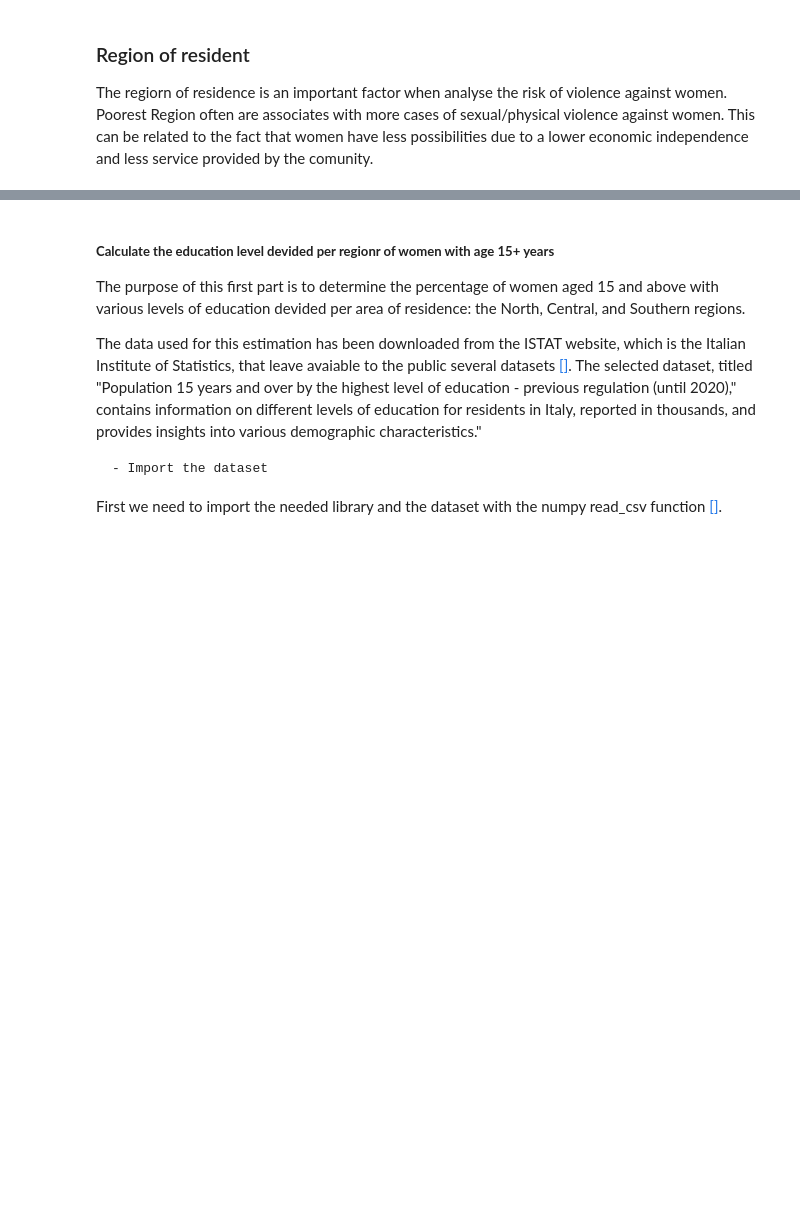
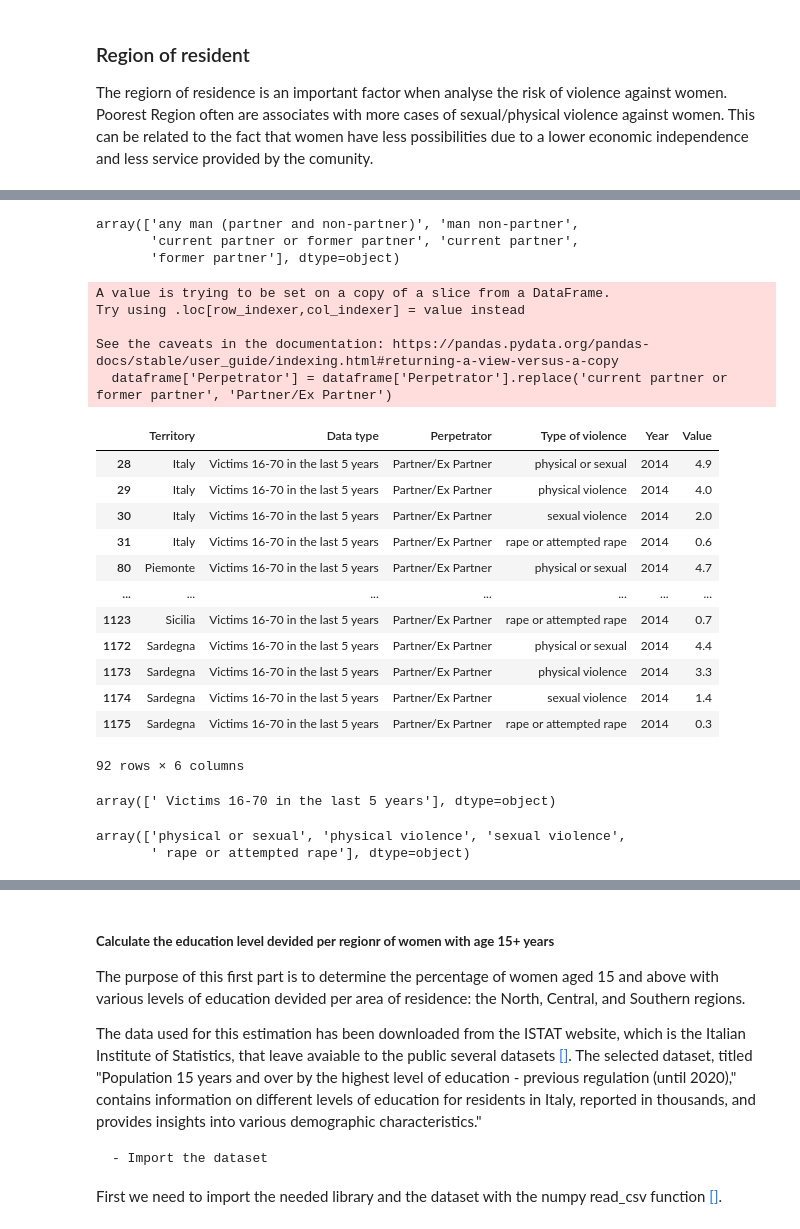
Before and after one commit to Cecilia8989/PfDA_Assignement, a Jupyter notebook: PfDA_Project_1.ipynb, the cells around one changed output, grey strips where cells are left out. Saved outputs shown, nothing was run; the diff lists cells and outputs as text; code cells hidden in the pictures; blank space fills up the shorter version.

```diff
--- a/PfDA_Project_1.ipynb
+++ b/PfDA_Project_1.ipynb
@@ -35,0 +59,47 @@ violence_per_region.rename(
+# %%
+violence_per_region['Perpetrator'].unique()
+# %% [output]
+array(['any man (partner and non-partner)', 'man non-partner',
+       'current partner or former partner', 'current partner',
+       'former partner'], dtype=object)
+# %%
+# function to filter the dataset in the columnc 'Pepetrators' and 'Datatype'
+def filter_and_replace(dataframe):
+    # Filter for rows where 'Perpetrator' is 'current partner or former partner'
+    dataframe = dataframe[dataframe['Perpetrator'] == 'current partner or former partner']
+
+    # Replace 'current partner or former partner' with 'Partner/Ex Partner' in the 'Perpetrator' column
+    dataframe['Perpetrator'] = dataframe['Perpetrator'].replace('current partner or former partner', 'Partner/Ex Partner')
+
+    # Filter for rows where 'Data type' matches a specific condition
+    dataframe = dataframe[dataframe['Data type'] == 'women aged 16-70 years who have suffered violence in the past 5 years (% of ever-partnered women 16-70 years)']
+
+        # Replace 'current partner or former partner' with 'Partner/Ex Partner' in the 'Perpetrator' column
+    dataframe['Data type'] = dataframe['Data type'].replace('women aged 16-70 years who have suffered violence in the past 5 years (% of ever-partnered women 16-70 years)', ' Victims 16-70 in the last 5 years')
+
+    return dataframe
+
+violence_per_region = filter_and_replace(violence_per_region)
+
+# Filter for rows where 'Perpetrator' is 'current partner or former partner'
+#violence_per_region = violence_per_region.loc[violence_per_region['Perpetrator'] == 'current partner or former partner']
+violence_per_region
+# %% [output]
+A value is trying to be set on a copy of a slice from a DataFrame.
+Try using .loc[row_indexer,col_indexer] = value instead
+
+See the caveats in the documentation: https://pandas.pydata.org/pandas-docs/stable/user_guide/indexing.html#returning-a-view-versus-a-copy
+  dataframe['Perpetrator'] = dataframe['Perpetrator'].replace('current partner or former partner', 'Partner/Ex Partner')
+|  | Territory | Data type | Perpetrator | Type of violence | Year | Value |
+| 28 | Italy | Victims 16-70 in the last 5 years | Partner/Ex Partner | physical or sexual | 2014 | 4.9 |
+| 29 | Italy | Victims 16-70 in the last 5 years | Partner/Ex Partner | physical violence | 2014 | 4.0 |
+| 30 | Italy | Victims 16-70 in the last 5 years | Partner/Ex Partner | sexual violence | 2014 | 2.0 |
+| 31 | Italy | Victims 16-70 in the last 5 years | Partner/Ex Partner | rape or attempted rape | 2014 | 0.6 |
+| 80 | Piemonte | Victims 16-70 in the last 5 years | Partner/Ex Partner | physical or sexual | 2014 | 4.7 |
+| ... | ... | ... | ... | ... | ... | ... |
+| 1123 | Sicilia | Victims 16-70 in the last 5 years | Partner/Ex Partner | rape or attempted rape | 2014 | 0.7 |
+| 1172 | Sardegna | Victims 16-70 in the last 5 years | Partner/Ex Partner | physical or sexual | 2014 | 4.4 |
+| 1173 | Sardegna | Victims 16-70 in the last 5 years | Partner/Ex Partner | physical violence | 2014 | 3.3 |
+| 1174 | Sardegna | Victims 16-70 in the last 5 years | Partner/Ex Partner | sexual violence | 2014 | 1.4 |
+| 1175 | Sardegna | Victims 16-70 in the last 5 years | Partner/Ex Partner | rape or attempted rape | 2014 | 0.3 |
+92 rows × 6 columns
@@ -35,0 +109,9 @@ violence_per_region.rename(
+# %%
+violence_per_region['Data type'].unique()
+# %% [output]
+array([' Victims 16-70 in the last 5 years'], dtype=object)
+# %%
+violence_per_region['Type of violence'].unique()
+# %% [output]
+array(['physical or sexual', 'physical violence', 'sexual violence',
+       ' rape or attempted rape'], dtype=object)
```
Also changed, not shown: parts of 33 cells of this notebook, 1 other file.
